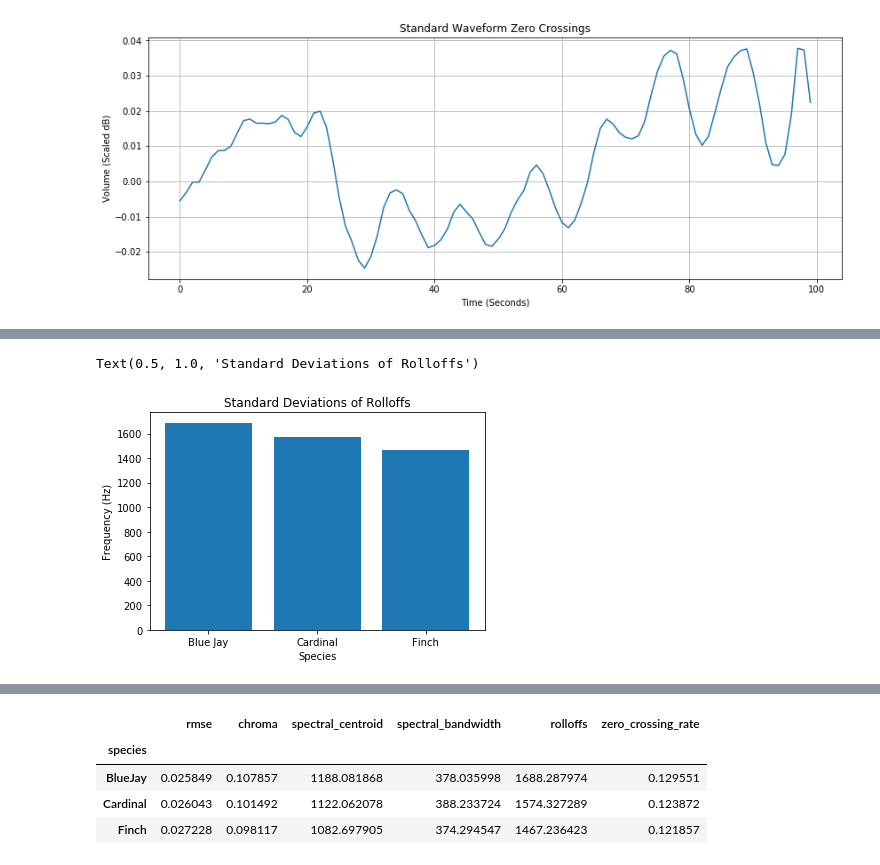
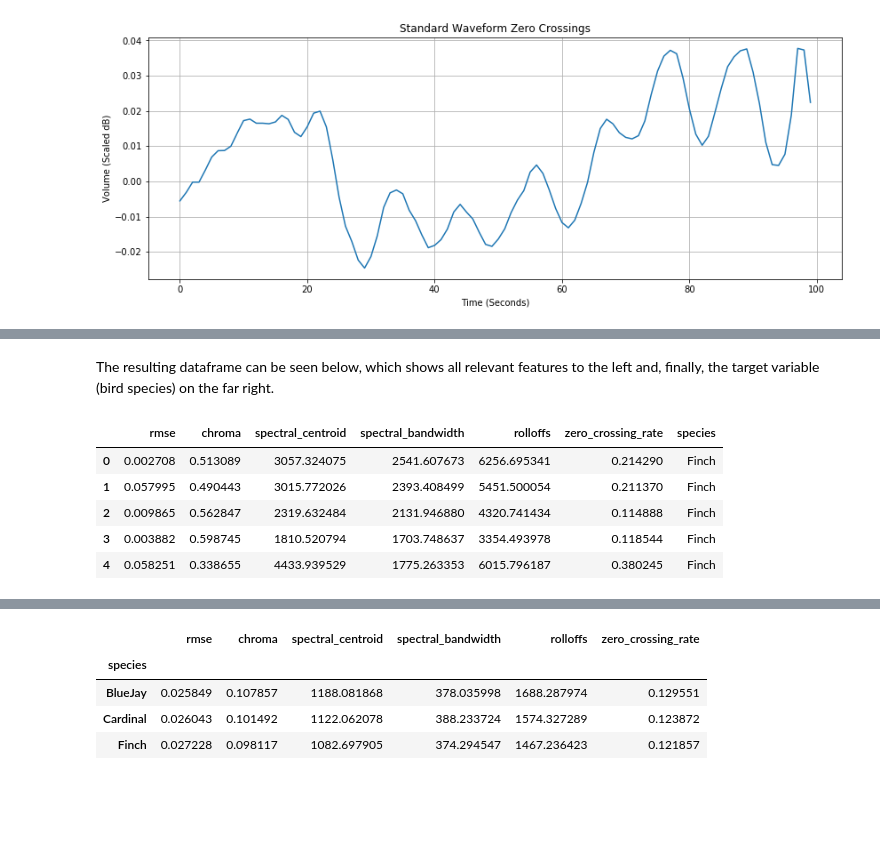
Before and after one commit to benspils/BirdBible, a Jupyter notebook: BirdBible.ipynb, the cells around one changed output, grey strips where cells are left out. Cells and saved outputs as stored; diff of their text form; code cells hidden in the pictures; blank space fills up the shorter version.

```diff
--- a/BirdBible.ipynb
+++ b/BirdBible.ipynb
@@ -361,10 +369,11 @@ Text(0.5, 1.0, 'Standard Deviations of Spectral Centroids')
-# %%
-stds=df.groupby(by=['species']).std()
-y=list(stds.rolloffs)
-plt.bar(['Blue Jay', 'Cardinal', 'Finch'], y)
-plt.ylabel('Frequency (Hz)')
-plt.xlabel('Species')
-plt.title('Standard Deviations of Rolloffs')
-# %% [output]
-Text(0.5, 1.0, 'Standard Deviations of Rolloffs')
-[figure, removed]
+# %% [markdown]
+The resulting dataframe can be seen below, which shows all relevant features to the left and, finally, the target variable (bird species) on the far right.
+# %%
+df.head()
+# %% [output]
+|  | rmse | chroma | spectral_centroid | spectral_bandwidth | rolloffs | zero_crossing_rate | species |
+| 0 | 0.002708 | 0.513089 | 3057.324075 | 2541.607673 | 6256.695341 | 0.214290 | Finch |
+| 1 | 0.057995 | 0.490443 | 3015.772026 | 2393.408499 | 5451.500054 | 0.211370 | Finch |
+| 2 | 0.009865 | 0.562847 | 2319.632484 | 2131.946880 | 4320.741434 | 0.114888 | Finch |
+| 3 | 0.003882 | 0.598745 | 1810.520794 | 1703.748637 | 3354.493978 | 0.118544 | Finch |
+| 4 | 0.058251 | 0.338655 | 4433.939529 | 1775.263353 | 6015.796187 | 0.380245 | Finch |
```
Also changed, not shown: parts of 68 cells of this notebook, 8 other files.
